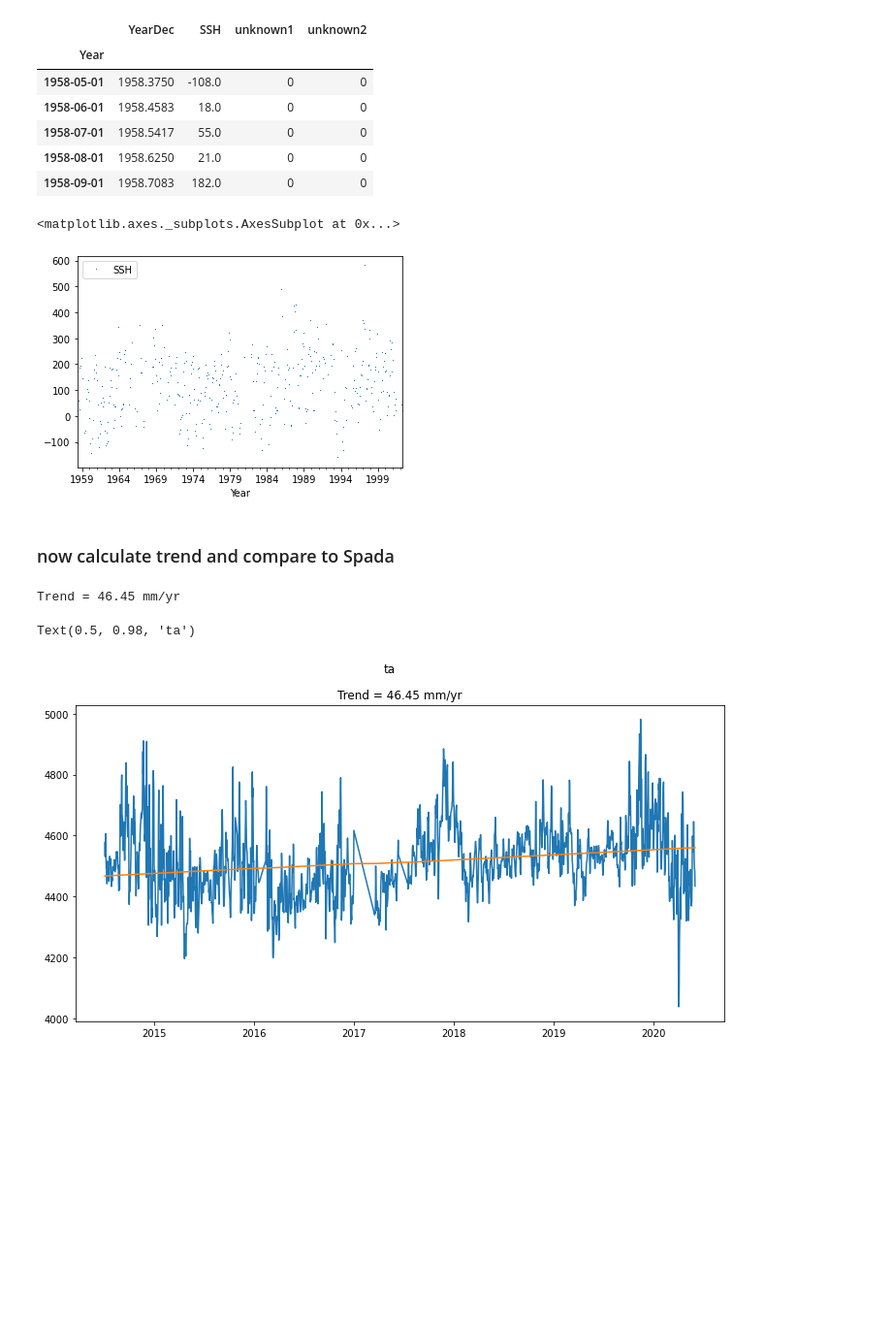
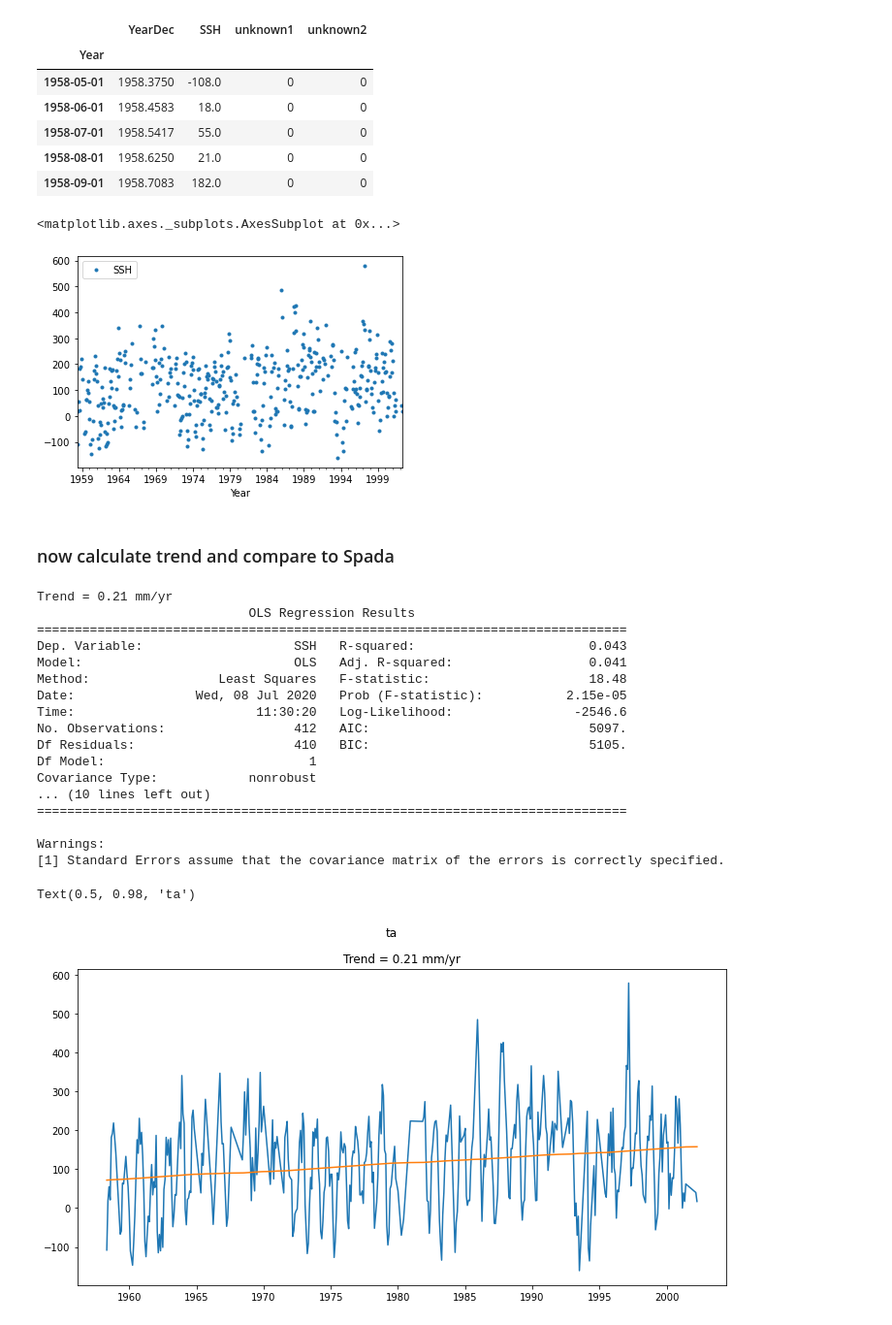
Before and after one commit to ldeo-arctictides/tidegauges-historical, a Jupyter notebook: example_read_psmsl.ipynb, the cells around one changed output. Shown at 97% size. Drawn from its saved outputs; the diff is of its cells as text; code cells hidden in the pictures; blank space fills up the shorter version.

```diff
--- a/example_read_psmsl.ipynb
+++ b/example_read_psmsl.ipynb
@@ -269,33 +264,49 @@ df_monthly.head()
 | 1958-08-01 | 1958.6250 | 21.0 | 0 | 0 |
 | 1958-09-01 | 1958.7083 | 182.0 | 0 | 0 |
 # %%
-df_monthly.plot.line(y='SSH', linestyle='',marker=',')
+df_monthly.plot.line(y='SSH', linestyle='',marker='.')
 # %% [output]
 <matplotlib.axes._subplots.AxesSubplot at 0x...>
-[figure, old version]
+[figure, new version]
 # %% [markdown]
 ### now calculate trend and compare to Spada
 # %%
 from tidegauge_functions import calc_OLS_tides
 
-res = calc_OLS_tides(df, 'SSH')
+res = calc_OLS_tides(df_monthly, 'SSH')
 trend = res.params.x1
 
-print(f"Trend = {trend * 1000:.2f} mm/yr")
+print(f"Trend = {trend * 1:.2f} mm/yr")
 
-#     print(res.summary())
+print(res.summary())
 
 fig, ax = plt.subplots(1, 1, figsize=(12,6));
-ax.plot(df['SSH'].dropna().index, df['SSH'].dropna().values, label='trend')
-ax.plot(df['SSH'].dropna().index, [res.params.x1*i + res.params.const for i in np.arange(len(df['SSH'].dropna()))])
+ax.plot(df_monthly['SSH'].dropna().index, df_monthly['SSH'].dropna().values, label='trend')
+ax.plot(df_monthly['SSH'].dropna().index, [res.params.x1*i + res.params.const for i in np.arange(len(df_monthly['SSH'].dropna()))])
 # ax[1].plot(df['Vertical'].dropna().index, res.resid.values);
 # ax[1].plot(df['Vertical'].dropna().index, np.abs(res.resid.values));
 # ax[1].hlines(0, 0, len(res.resid), color='k');
-ax.set_title(f"Trend = {res.params.x1 * 1000:.2f} mm/yr");
+ax.set_title(f"Trend = {res.params.x1 * 1:.2f} mm/yr");
 # ax[1].set_title("Residuals");
 plt.suptitle(f"{filepath[-21:4]}")
 # plt.savefig(f'figs/test_GPS_OLS_{file_in[:4]}.png')
 # %% [output]
-Trend = 46.45 mm/yr
+Trend = 0.21 mm/yr
+                            OLS Regression Results
+==============================================================================
+Dep. Variable:                    SSH   R-squared:                       0.043
+Model:                            OLS   Adj. R-squared:                  0.041
+Method:                 Least Squares   F-statistic:                     18.48
+Date:                Wed, 08 Jul 2020   Prob (F-statistic):           2.15e-05
+Time:                        11:30:20   Log-Likelihood:                -2546.6
+No. Observations:                 412   AIC:                             5097.
+Df Residuals:                     410   BIC:                             5105.
+Df Model:                           1
+Covariance Type:            nonrobust
+... (10 lines left out)
+==============================================================================
+
+Warnings:
+[1] Standard Errors assume that the covariance matrix of the errors is correctly specified.
 Text(0.5, 0.98, 'ta')
-[figure, old version]
+[figure, new version]
```
Also changed, not shown: parts of 2 cells of this notebook.
